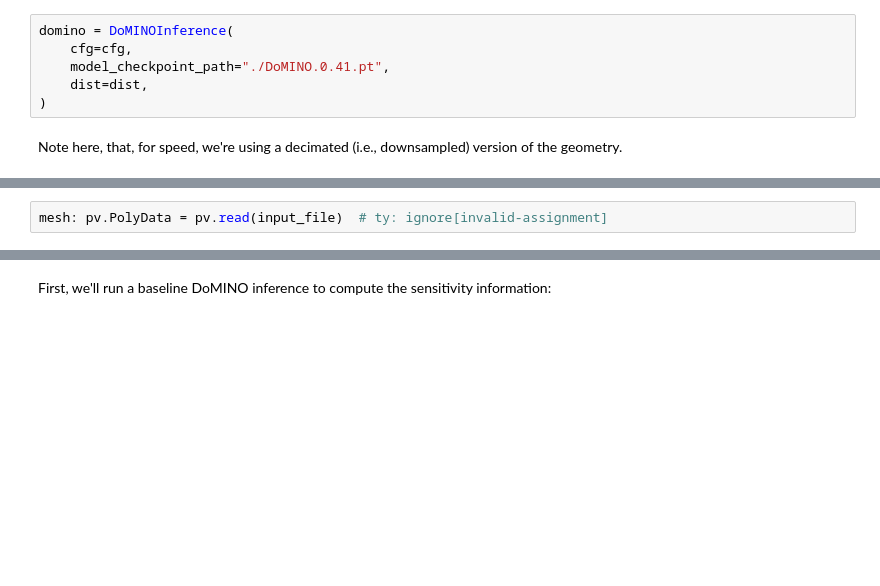
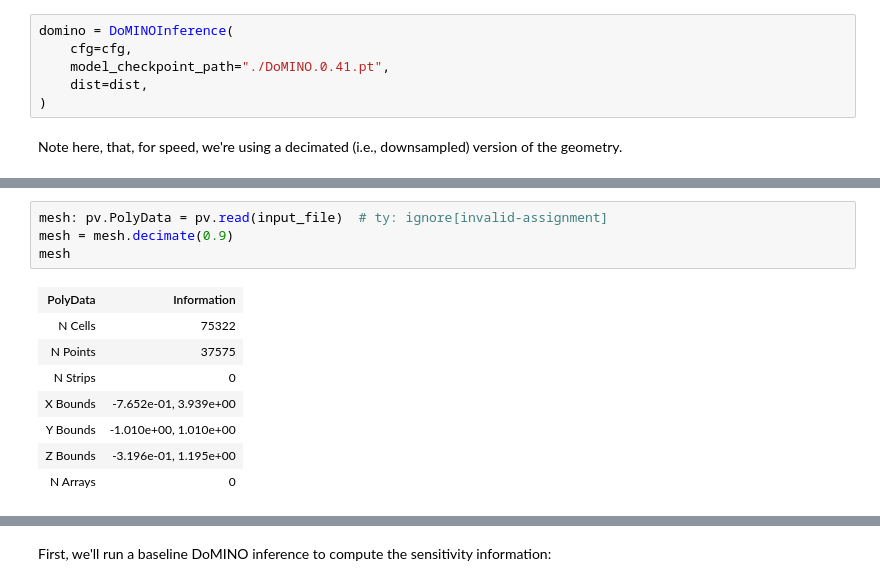
Before and after one commit to peterdsharpe/physicsnemo-cfd, a Jupyter notebook: workflows/domino_design_sensitivities/gradient_checking.ipynb, the cells around one changed output, grey strips where cells are left out. Drawn from its saved outputs; the diff is of its cells as text; blank space fills up the shorter version.

```diff
--- a/workflows/domino_design_sensitivities/gradient_checking.ipynb
+++ b/workflows/domino_design_sensitivities/gradient_checking.ipynb
@@ -49,2 +51,13 @@ download(
 # %%
 mesh: pv.PolyData = pv.read(input_file)  # ty: ignore[invalid-assignment]
+mesh = mesh.decimate(0.9)
+mesh
+# %% [output]
+| PolyData | Information |
+| N Cells | 75322 |
+| N Points | 37575 |
+| N Strips | 0 |
+| X Bounds | -7.652e-01, 3.939e+00 |
+| Y Bounds | -1.010e+00, 1.010e+00 |
+| Z Bounds | -3.196e-01, 1.195e+00 |
+| N Arrays | 0 |
```
Also changed, not shown: parts of 6 cells of this notebook, 1 other file.
